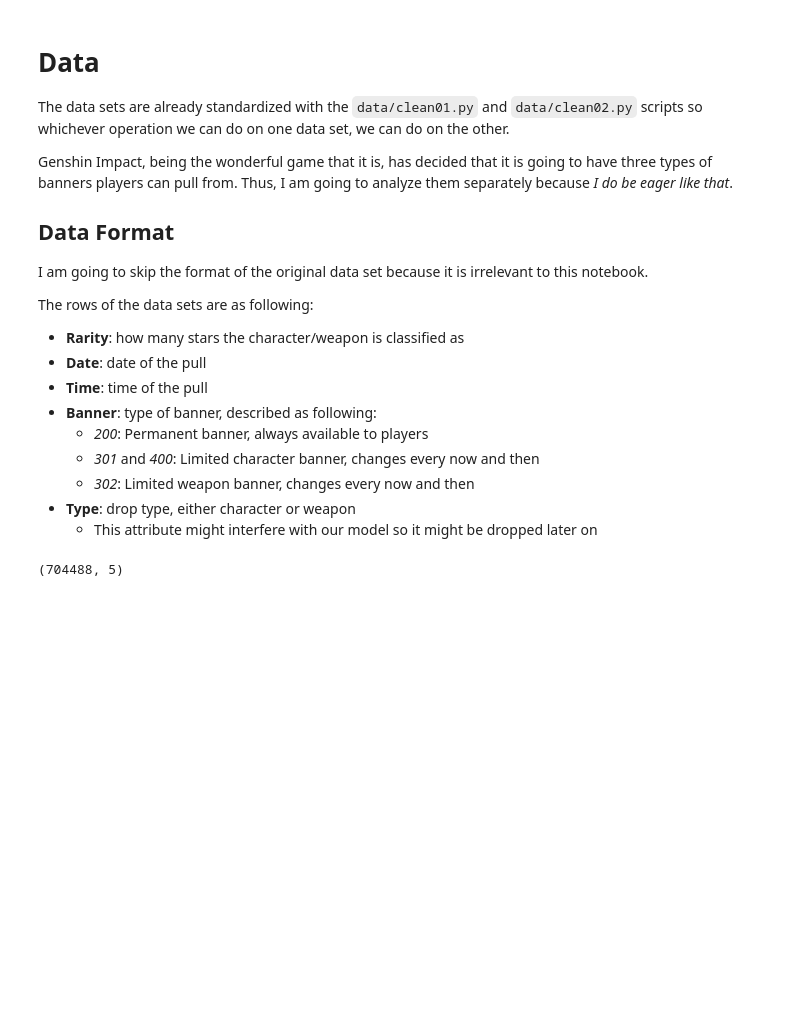
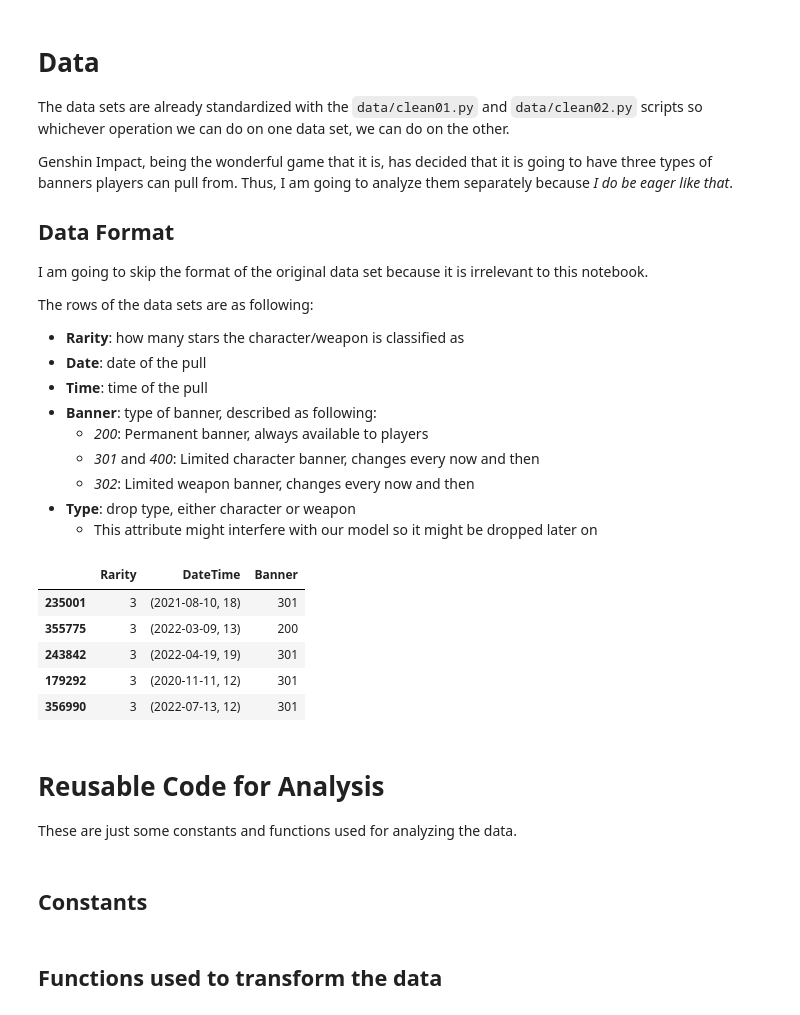
Before and after one commit to justnawat/optimized-genshin-pulling, a Jupyter notebook: Optimized Genshin Pulls.ipynb, the cells around one changed output. Drawn from its saved outputs; the diff is of its cells as text; code cells hidden in the pictures; blank space fills up the shorter version.

```diff
--- a/Optimized Genshin Pulls.ipynb
+++ b/Optimized Genshin Pulls.ipynb
@@ -9,27 +11,56 @@ The data sets are already standardized with the `data/clean01.py` and `data/clea
 whichever operation we can do on one data set, we can do on the other.
 
 Genshin Impact, being the wonderful game that it is, has decided that it is going to have three types
-of banners players can pull from. Thus, I am going to analyze them separately because *I do be eager
-like that*.
+of banners players can pull from. Thus, I am going to analyze them separately because _I do be eager
+like that_.
 
 ## Data Format
 
 I am going to skip the format of the original data set because it is irrelevant to this notebook.
 
 The rows of the data sets are as following:
+
 - **Rarity**: how many stars the character/weapon is classified as
 - **Date**: date of the pull
 - **Time**: time of the pull
 - **Banner**: type of banner, described as following:
-  - *200*: Permanent banner, always available to players
-  - *301* and *400*: Limited character banner, changes every now and then
-  - *302*: Limited weapon banner, changes every now and then
+  - _200_: Permanent banner, always available to players
+  - _301_ and _400_: Limited character banner, changes every now and then
+  - _302_: Limited weapon banner, changes every now and then
 - **Type**: drop type, either character or weapon
   - This attribute might interfere with our model so it might be dropped later on
-# %%
-data_set01 = pd.read_csv("data/data01.csv")
-data_set02 = pd.read_csv("data/data02.csv")
-full_df = pd.concat([data_set01, data_set02])
-full_df.shape
-# %% [output]
-(704488, 5)
+# %%
+from datetime import date, timedelta
+
+
+def simplify_dt(given_dt: str):
+    given_date, given_time = given_dt.split(' ')
+    yr, mo, da = map(int, given_date.split('-'))
+    hr, mi, _ = map(int, given_time.split(':'))
+
+    pull_time = hr + round(mi / 60)
+    pull_date = date(yr, mo, da) + timedelta(pull_time // 24)
+
+    return (pull_date, pull_time % 24)
+
+
+data_set01 = pd.read_csv("data/data01.csv")
+data_set02 = pd.read_csv("data/data02.csv")
+full_df = pd.concat([data_set01, data_set02]).reset_index().drop(
+    ["Type", "index"], axis=1)
+full_df["DateTime"] = full_df["DateTime"].apply(simplify_dt)
+
+full_df.sample(5)
+# %% [output]
+|  | Rarity | DateTime | Banner |
+| 235001 | 3 | (2021-08-10, 18) | 301 |
+| 355775 | 3 | (2022-03-09, 13) | 200 |
+| 243842 | 3 | (2022-04-19, 19) | 301 |
+| 179292 | 3 | (2020-11-11, 12) | 301 |
+| 356990 | 3 | (2022-07-13, 12) | 301 |
+# %% [markdown]
+# Reusable Code for Analysis
+
+These are just some constants and functions used for analyzing the data.
+# %% [markdown]
+## Constants
@@ -35,0 +70,2 @@ full_df.shape
+# %% [markdown]
+## Functions used to transform the data
```
Also changed, not shown: parts of 28 cells of this notebook.
